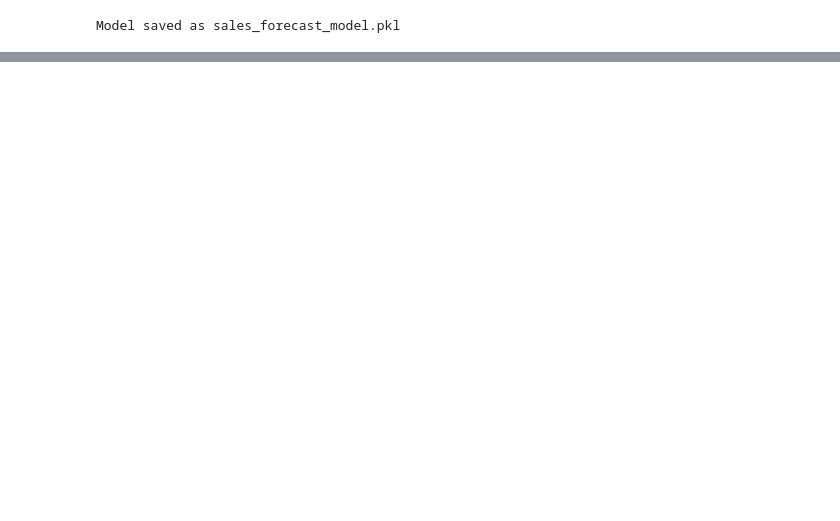
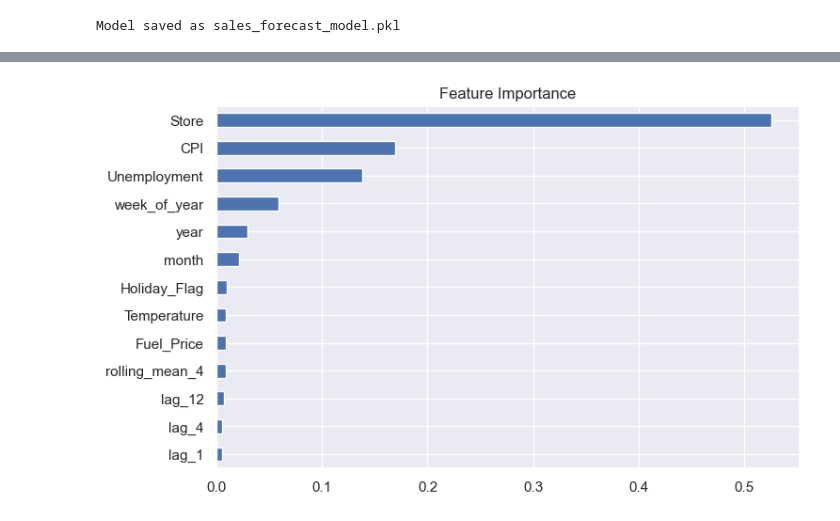
Before and after one commit to abin812397407/Walmart_sales_forecasting, a Jupyter notebook: walmart_sales_forecasting.ipynb, the cells around one changed output, grey strips where cells are left out. Drawn from its saved outputs; the diff is of its cells as text; code cells hidden in the pictures; blank space fills up the shorter version.

```diff
--- a/walmart_sales_forecasting.ipynb
+++ b/walmart_sales_forecasting.ipynb
@@ -349,0 +345,10 @@ Model saved as sales_forecast_model.pkl
+# %%
+model1 = XGBRegressor(
+    n_estimators=500,
+    learning_rate=0.05,
+    max_depth=6,
+    subsample=0.8,
+    colsample_bytree=0.8,
+    random_state=42
+)
+model1.fit(X_train, y_train)
@@ -349,0 +419,7 @@ Model saved as sales_forecast_model.pkl
+# %%
+importance = pd.Series(model1.feature_importances_, index=features)
+importance.sort_values().plot(kind='barh', figsize=(8,5))
+plt.title("Feature Importance")
+plt.show()
+# %% [output]
+[figure, added]
```
Also changed, not shown: parts of 20 cells of this notebook.
